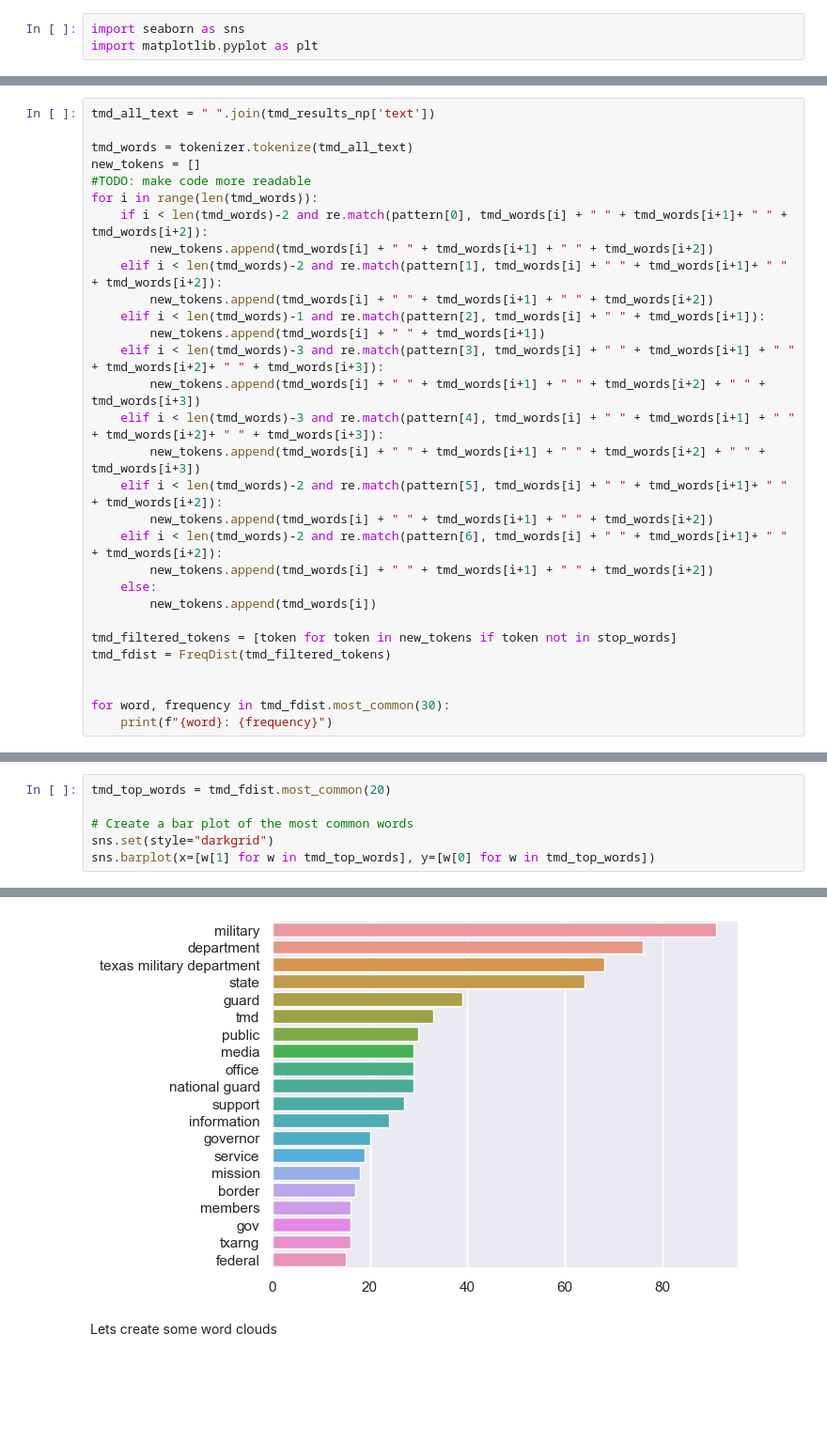
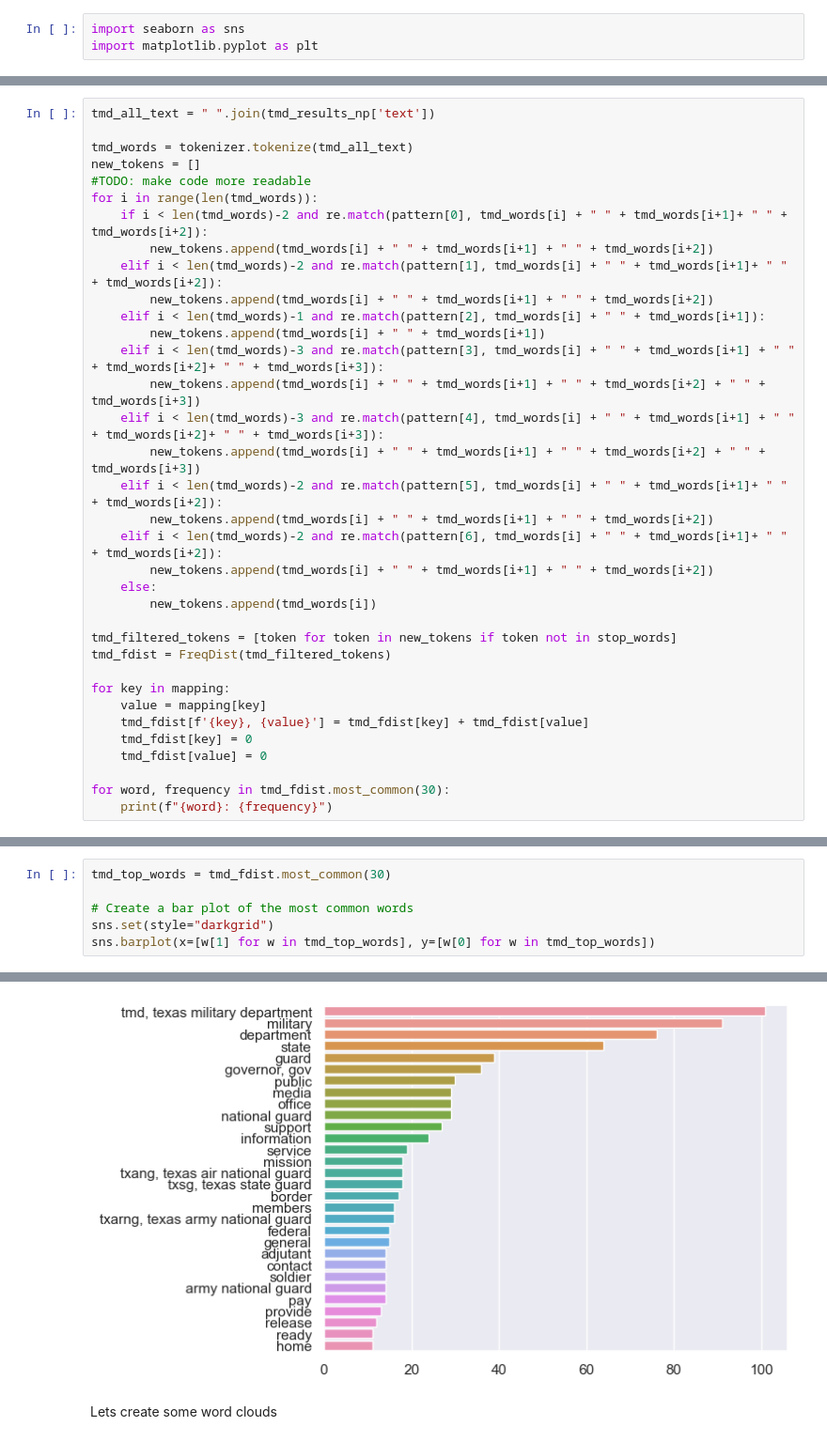
Before and after one commit to djryn/OLS_resesarch, a Jupyter notebook: TMD_scrape.ipynb, the cells around one changed output, grey strips where cells are left out. Shown at 94% size. Saved outputs shown, nothing was run; the diff lists cells and outputs as text; blank space fills up the shorter version.

Commit message:
added phrase matching, tokenization, and stop words to all articles

```diff
--- a/TMD_scrape.ipynb
+++ b/TMD_scrape.ipynb
@@ -306,6 +306,11 @@ for i in range(len(tmd_words)):
 tmd_filtered_tokens = [token for token in new_tokens if token not in stop_words]
 tmd_fdist = FreqDist(tmd_filtered_tokens)
 
+for key in mapping:
+    value = mapping[key]
+    tmd_fdist[f'{key}, {value}'] = tmd_fdist[key] + tmd_fdist[value]
+    tmd_fdist[key] = 0
+    tmd_fdist[value] = 0
 
 for word, frequency in tmd_fdist.most_common(30):
     print(f"{word}: {frequency}")
@@ -328,14 +333,14 @@ release: 12
 ready: 11
 home: 11
 # %%
-tmd_top_words = tmd_fdist.most_common(20)
+tmd_top_words = tmd_fdist.most_common(30)
 
 # Create a bar plot of the most common words
 sns.set(style="darkgrid")
 sns.barplot(x=[w[1] for w in tmd_top_words], y=[w[0] for w in tmd_top_words])
 # %% [output]
 <AxesSubplot: >
-[figure, old version]
+[figure, new version]
 # %% [markdown]
 Lets create some word clouds
 # %%
```
Also changed, not shown: parts of 2 cells of this notebook, 2 other files.
